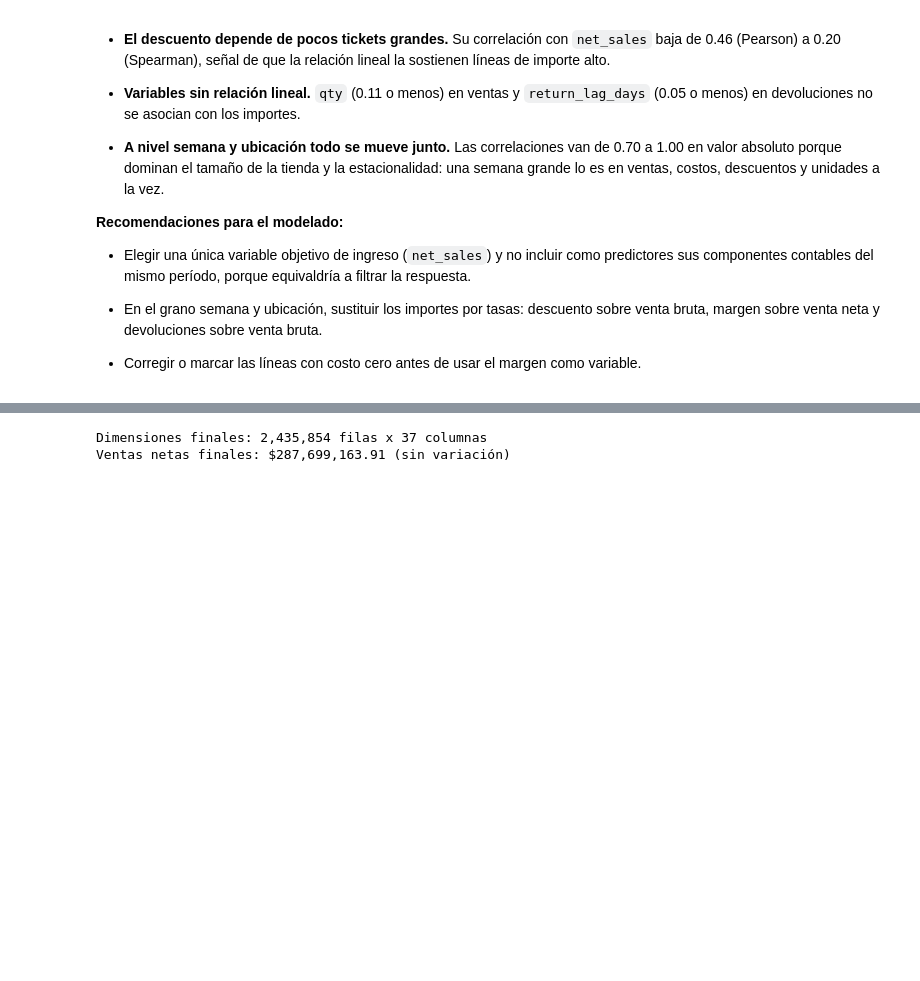
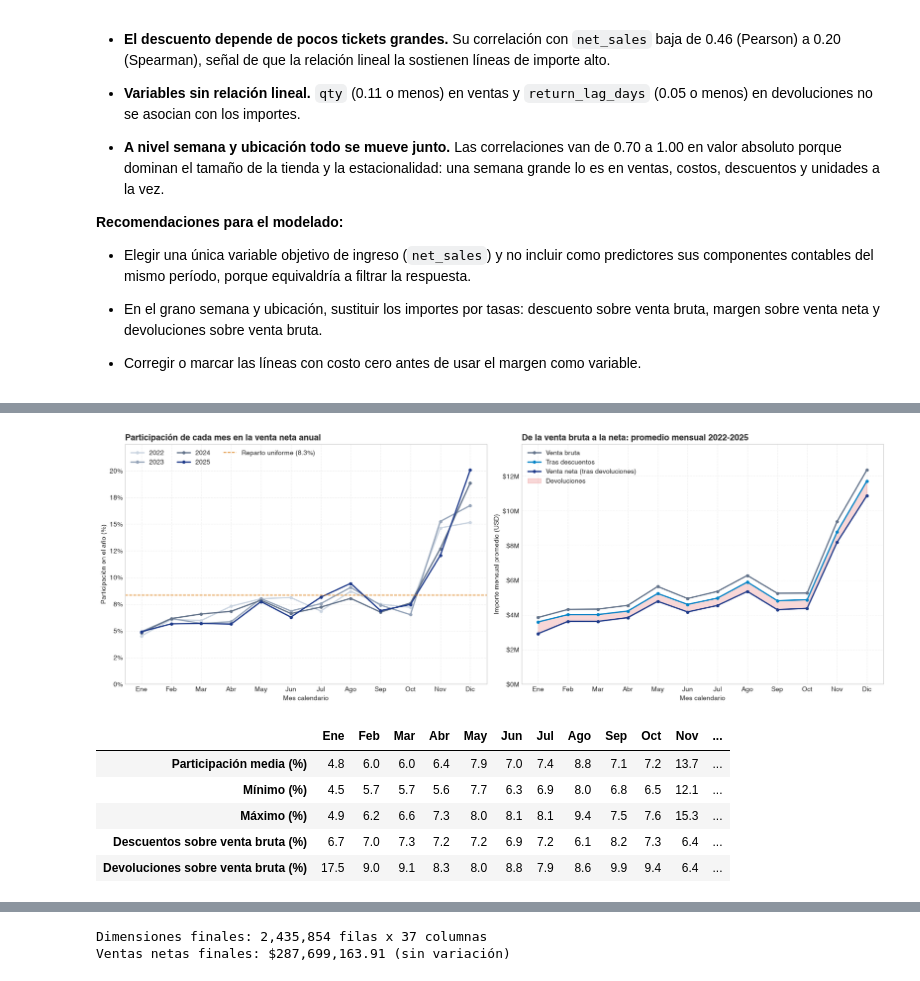
Before and after one commit to geramargonzalez/sales-revenue-datascience, a Jupyter notebook: sales-revenue-jewery.ipynb, the cells around one changed output, grey strips where cells are left out. Cells and saved outputs as stored; diff of their text form; code cells hidden in the pictures; blank space fills up the shorter version.

```diff
--- a/sales-revenue-jewery.ipynb
+++ b/sales-revenue-jewery.ipynb
@@ -1157,0 +1194,61 @@ De ellas, con cogs == 0 y margin == 0: 58,205 (ventas netas asociadas: $2,855,92
+# %%
+# Estacionalidad mensual homologada (años completos) y efecto de descuentos y devoluciones
+ANIOS_COMPLETOS = [2022, 2023, 2024, 2025]
+MESES_ES = ['Ene', 'Feb', 'Mar', 'Abr', 'May', 'Jun', 'Jul', 'Ago', 'Sep', 'Oct', 'Nov', 'Dic']
+aux_completos = aux[aux['anio'].isin(ANIOS_COMPLETOS)]
+
+venta_mes_anio = aux_completos.pivot_table(index='mes', columns='anio', values='venta_neta', aggfunc='sum')
+cuota_mensual = venta_mes_anio / venta_mes_anio.sum() * 100
+
+# Cascada mensual: venta bruta -> menos descuentos -> menos devoluciones = venta neta
+cascada = aux_completos.groupby('mes')[['venta_bruta', 'venta_neta', 'devuelto']].sum() / len(ANIOS_COMPLETOS)
+cascada['tras_descuentos'] = cascada['venta_neta'] + cascada['devuelto']
+
+fig, axes = plt.subplots(1, 2, figsize=(17, 6))
+
+ax = axes[0]
+tonos = {2022: '#CBD5E1', 2023: COLOR_NEUTRO_CLARO, 2024: COLOR_NEUTRO, 2025: COLOR_PRIMARIO}
+for anio in ANIOS_COMPLETOS:
+    ax.plot(range(1, 13), cuota_mensual[anio], marker='o', markersize=4, linewidth=2, color=tonos[anio], label=str(anio))
+ax.axhline(100 / 12, color=COLOR_COSTO, linestyle='--', linewidth=1.2, label='Reparto uniforme (8.3%)')
+ax.set_xticks(range(1, 13), MESES_ES)
+ax.set_ylim(0, cuota_mensual.max().max() * 1.12)
+ax.yaxis.set_major_formatter(fmt_porcentaje)
+ax.set_title('Participación de cada mes en la venta neta anual', loc='left', fontsize=13, fontweight='bold')
+ax.set_xlabel('Mes calendario')
+ax.set_ylabel('Participación en el año (%)')
+ax.legend(ncol=3, loc='upper left')
+
+ax = axes[1]
+ax.plot(range(1, 13), cascada['venta_bruta'], marker='o', markersize=4, linewidth=2, color=COLOR_NEUTRO, label='Venta bruta')
+ax.plot(range(1, 13), cascada['tras_descuentos'], marker='o', markersize=4, linewidth=2, color=COLOR_WEB, label='Tras descuentos')
+ax.plot(range(1, 13), cascada['venta_neta'], marker='o', markersize=4, linewidth=2, color=COLOR_PRIMARIO, label='Venta neta (tras devoluciones)')
+ax.fill_between(range(1, 13), cascada['venta_neta'], cascada['tras_descuentos'], color=COLOR_ALERTA, alpha=0.18, label='Devoluciones')
+ax.set_xticks(range(1, 13), MESES_ES)
+ax.set_ylim(0, cascada['venta_bruta'].max() * 1.12)
+ax.yaxis.set_major_formatter(fmt_millones)
+ax.set_title('De la venta bruta a la neta: promedio mensual 2022-2025', loc='left', fontsize=13, fontweight='bold')
+ax.set_xlabel('Mes calendario')
+ax.set_ylabel('Importe mensual promedio (USD)')
+ax.legend(loc='upper left')
+
+plt.tight_layout()
+plt.show()
+
+resumen_estacional = pd.DataFrame({
+    'Participación media (%)': cuota_mensual.mean(axis=1),
+    'Mínimo (%)': cuota_mensual.min(axis=1),
+    'Máximo (%)': cuota_mensual.max(axis=1),
+    'Descuentos sobre venta bruta (%)': (cascada['venta_bruta'] - cascada['tras_descuentos']) / cascada['venta_bruta'] * 100,
+    'Devoluciones sobre venta bruta (%)': cascada['devuelto'] / cascada['venta_bruta'] * 100
+})
+resumen_estacional.index = MESES_ES
+display(resumen_estacional.round(1).T)
+# %% [output]
+[figure, added]
+|  | Ene | Feb | Mar | Abr | May | Jun | Jul | Ago | Sep | Oct | Nov | ... |
+| Participación media (%) | 4.8 | 6.0 | 6.0 | 6.4 | 7.9 | 7.0 | 7.4 | 8.8 | 7.1 | 7.2 | 13.7 | ... |
+| Mínimo (%) | 4.5 | 5.7 | 5.7 | 5.6 | 7.7 | 6.3 | 6.9 | 8.0 | 6.8 | 6.5 | 12.1 | ... |
+| Máximo (%) | 4.9 | 6.2 | 6.6 | 7.3 | 8.0 | 8.1 | 8.1 | 9.4 | 7.5 | 7.6 | 15.3 | ... |
+| Descuentos sobre venta bruta (%) | 6.7 | 7.0 | 7.3 | 7.2 | 7.2 | 6.9 | 7.2 | 6.1 | 8.2 | 7.3 | 6.4 | ... |
+| Devoluciones sobre venta bruta (%) | 17.5 | 9.0 | 9.1 | 8.3 | 8.0 | 8.8 | 7.9 | 8.6 | 9.9 | 9.4 | 6.4 | ... |
```
Also changed, not shown: parts of 29 cells of this notebook, 1 other file.
